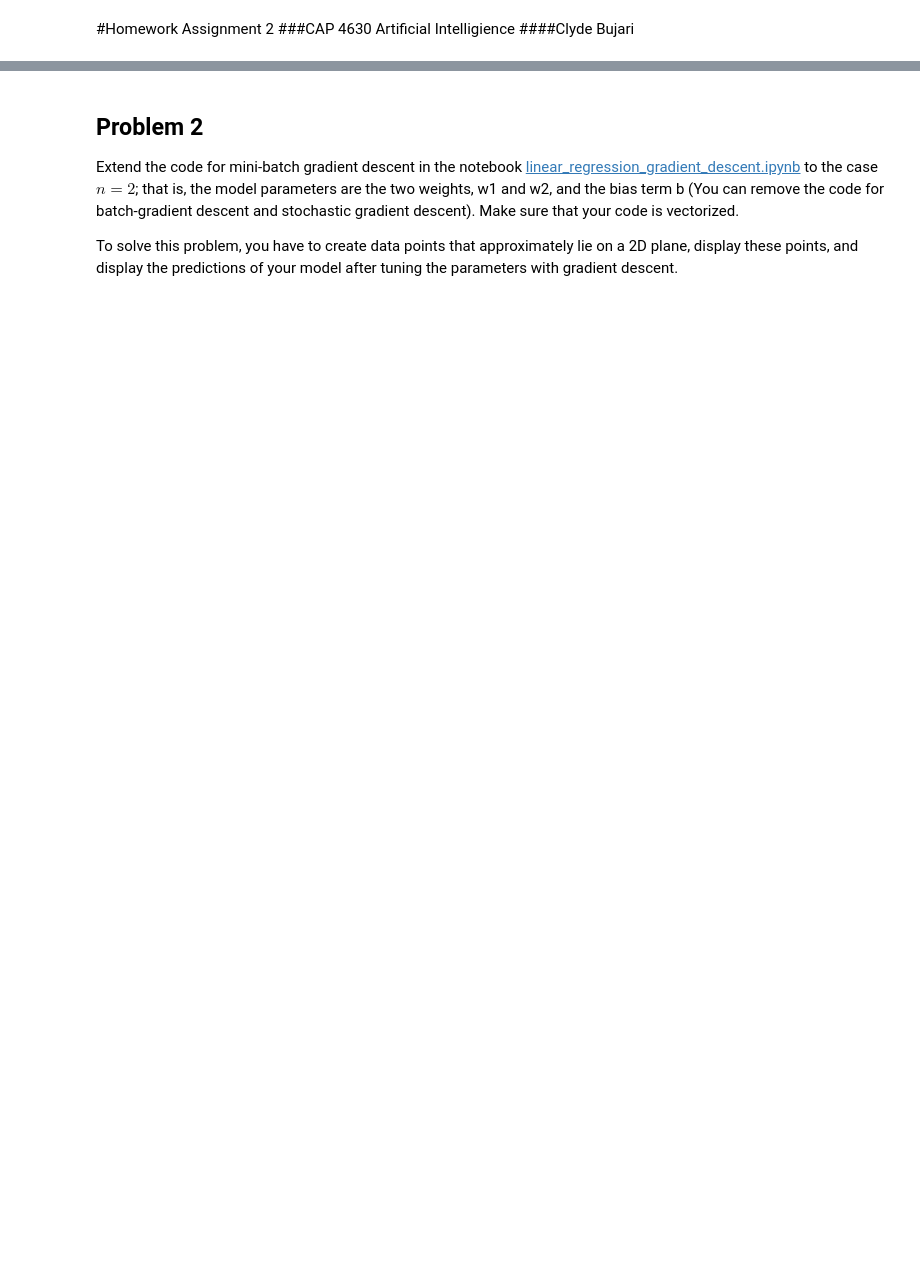
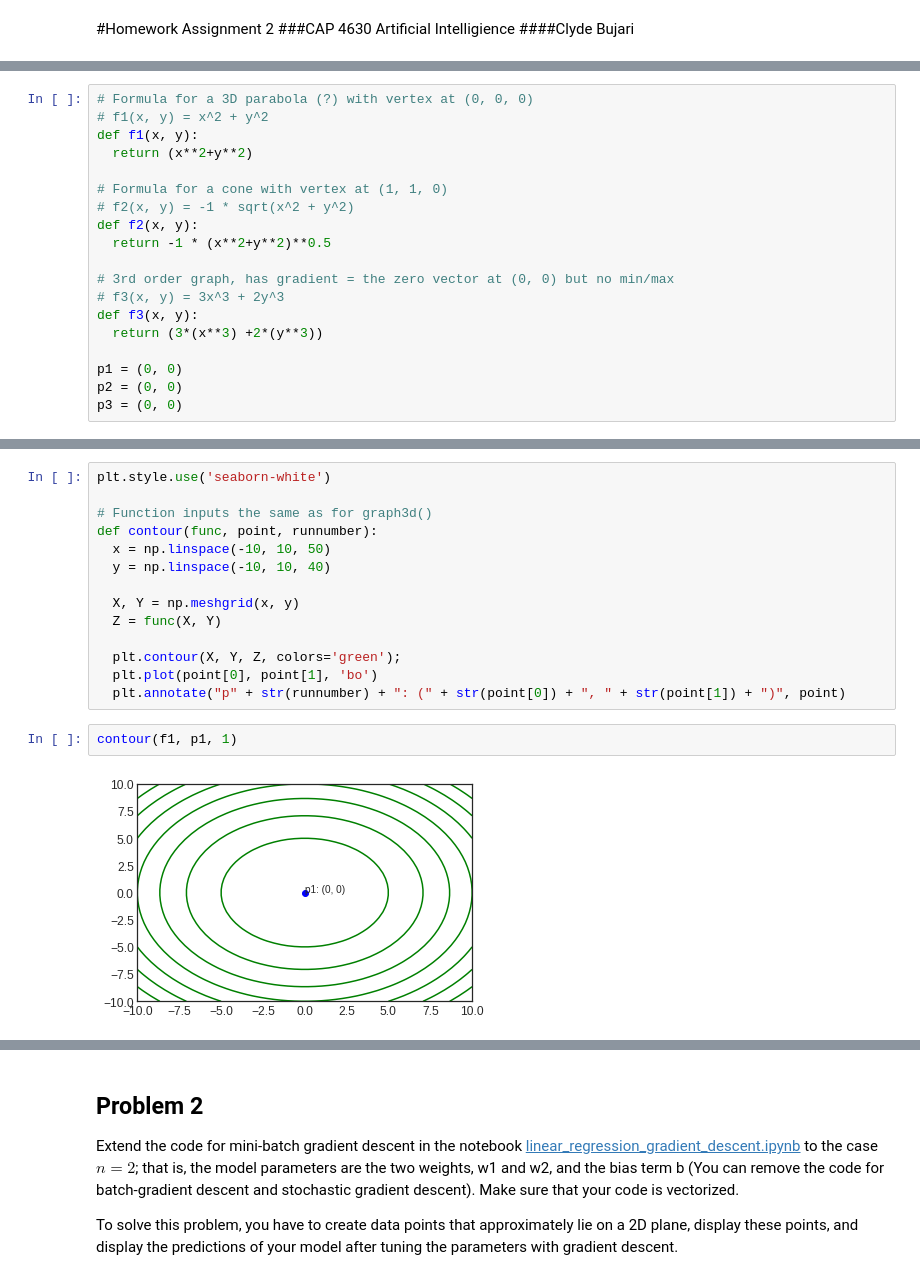
Before and after one commit to c-bujari/CAP4630, a Jupyter notebook: HW_2/HW_2.ipynb, the cells around one changed output, grey strips where cells are left out. Drawn from its saved outputs; the diff is of its cells as text; blank space fills up the shorter version.

```diff
--- a/HW_2/HW_2.ipynb
+++ b/HW_2/HW_2.ipynb
@@ -14,0 +17,19 @@ Use (a) three-dimensional polots as in [three_dimensional_plotting.ipynb](https:
+# %%
+# Formula for a 3D parabola (?) with vertex at (0, 0, 0)
+# f1(x, y) = x^2 + y^2
+def f1(x, y):
+  return (x**2+y**2)
+
+# Formula for a cone with vertex at (1, 1, 0)
+# f2(x, y) = -1 * sqrt(x^2 + y^2)
+def f2(x, y):
+  return -1 * (x**2+y**2)**0.5
+
+# 3rd order graph, has gradient = the zero vector at (0, 0) but no min/max
+# f3(x, y) = 3x^3 + 2y^3
+def f3(x, y):
+  return (3*(x**3) +2*(y**3))
+
+p1 = (0, 0)
+p2 = (0, 0)
+p3 = (0, 0)
@@ -14,0 +99,18 @@ Use (a) three-dimensional polots as in [three_dimensional_plotting.ipynb](https:
+# %%
+plt.style.use('seaborn-white')
+
+# Function inputs the same as for graph3d()
+def contour(func, point, runnumber):
+  x = np.linspace(-10, 10, 50)
+  y = np.linspace(-10, 10, 40)
+
+  X, Y = np.meshgrid(x, y)
+  Z = func(X, Y)
+
+  plt.contour(X, Y, Z, colors='green');
+  plt.plot(point[0], point[1], 'bo')
+  plt.annotate("p" + str(runnumber) + ": (" + str(point[0]) + ", " + str(point[1]) + ")", point)
+# %%
+contour(f1, p1, 1)
+# %% [output]
+[figure, added]
```
Also changed, not shown: parts of 24 cells of this notebook.
